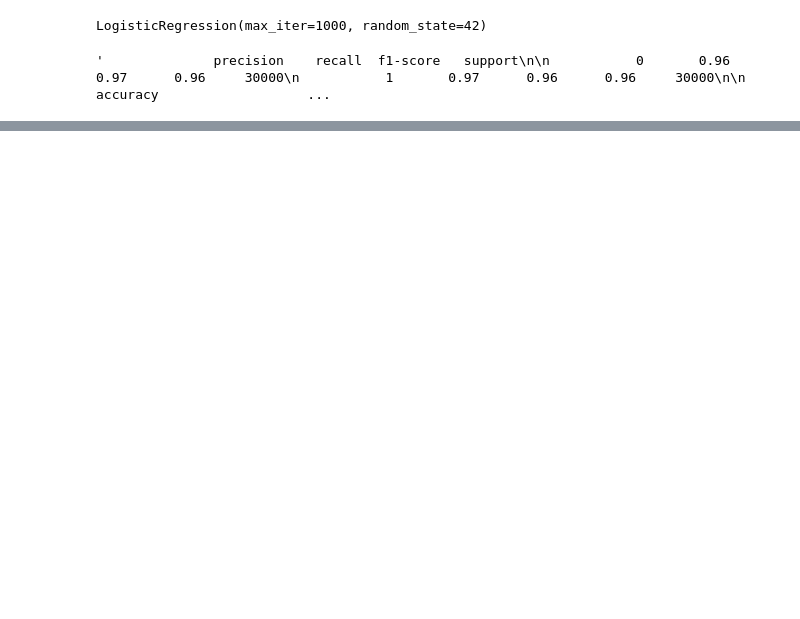
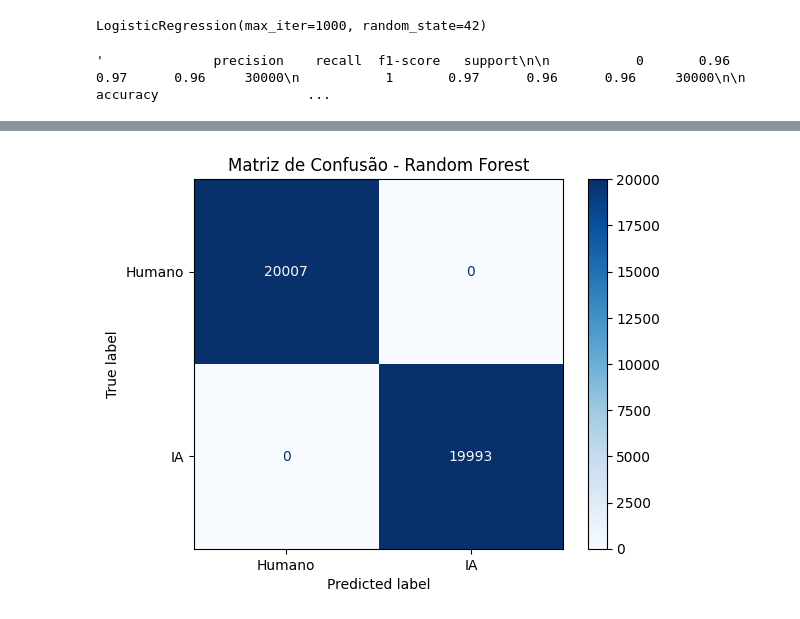
Before and after one commit to TKmmyuuki/Authorship-attribution, a Jupyter notebook: 3_test_classification.ipynb, the cells around one changed output, grey strips where cells are left out. Cells and saved outputs as stored; diff of their text form; code cells hidden in the pictures; blank space fills up the shorter version.

```diff
--- a/3_test_classification.ipynb
+++ b/3_test_classification.ipynb
@@ -171,0 +177,4 @@ top_features.to_csv("df_pronto/top_features_gpt.csv", index=False)
+# %%
+import pandas as pd
+top_features = pd.read_csv("/home/tammy.kojima/Authorship-attribution/df_pronto/top_features_gpt2.csv")
+top_features = top_features.head(20)
@@ -172,6 +201,7 @@ top_features.to_csv("df_pronto/top_features_gpt.csv", index=False)
 # %%
+from sklearn.model_selection import train_test_split
 X = df[top_features['feature'].tolist()]
-y = df[target]
+y = df['origin']
 
 X_train, X_test, y_train, y_test = train_test_split(
     X, y, test_size=0.3, random_state=42, stratify=y
@@ -220,3 +255,15 @@ f1: 0.9756 ± 0.0176
+# %%
+# Dividir em treino e teste primeiro
+from sklearn.model_selection import train_test_split
+
+X_train, X_test, y_train, y_test = train_test_split(X, y, test_size=0.2, random_state=42)
+
+# Treinar o modelo
+rf_model = RandomForestClassifier(random_state=42)
+rf_model.fit(X_train, y_train)
+
+# Fazer previsões
+y_pred = rf_model.predict(X_test)
 # %%
 model = SVC(kernel='linear', probability=True, random_state=42)
 
@@ -235,3 +282,23 @@ results = cross_validate(model, X, y, cv=5, scoring=scoring)
 # Exibindo resultados médios e desvio padrão
 for metric in scoring.keys():
     print(f"{metric}: {np.mean(results['test_' + metric]):.4f} ± {np.std(results['test_' + metric]):.4f}")
+# %%
+#ESSE
+#
+#
+#
+#
+
+from sklearn.metrics import confusion_matrix, ConfusionMatrixDisplay
+import matplotlib.pyplot as plt
+
+# Supondo que você já tem y_test e y_pred
+cm = confusion_matrix(y_test, y_pred)  # para Random Forest
+
+disp = ConfusionMatrixDisplay(confusion_matrix=cm,
+                              display_labels=['Humano', 'IA'])
+disp.plot(cmap='Blues', values_format='d')
+plt.title('Matriz de Confusão - Random Forest')
+plt.show()
+# %% [output]
+[figure, added]
```
Also changed, not shown: parts of 15 cells of this notebook, 23 other files.
